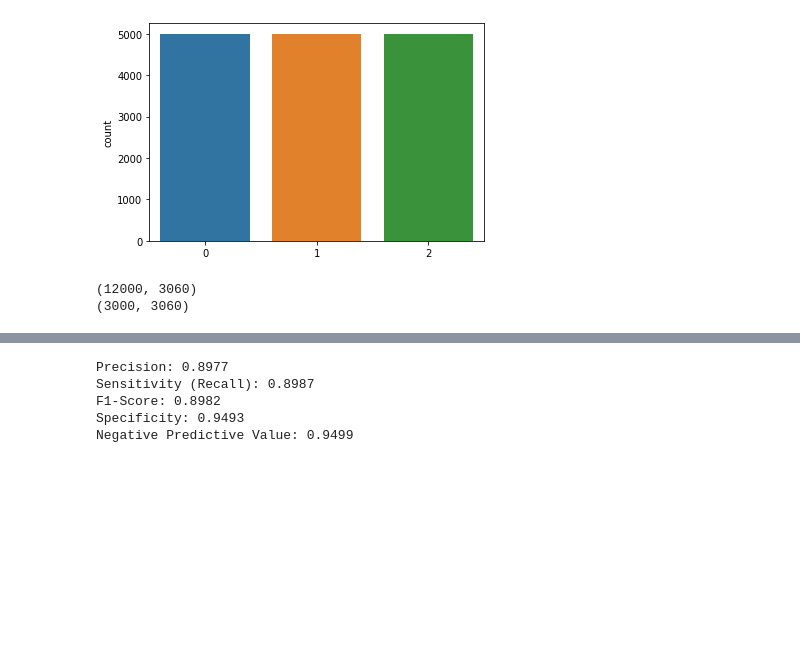
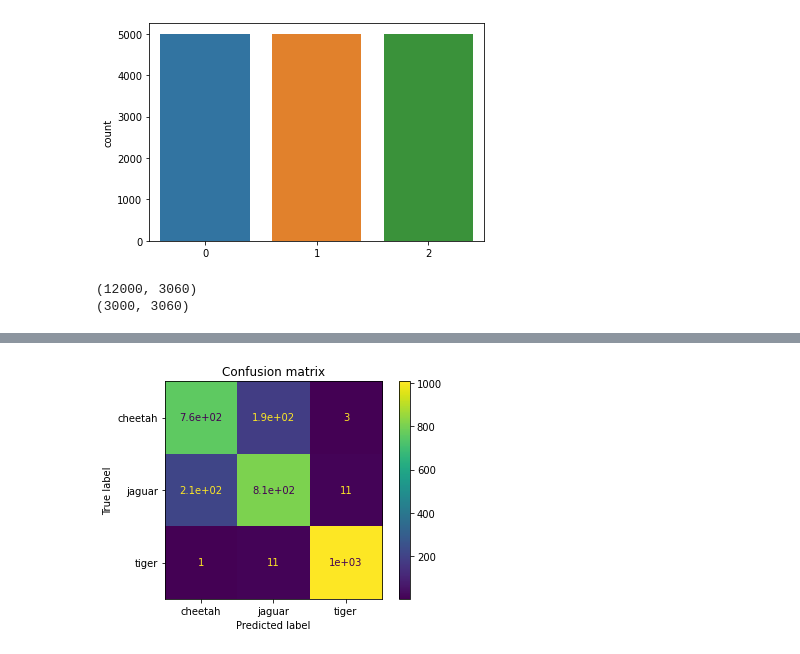
Before and after one commit to fernandapratama/Big_Cats_Classification_Based_on_Body_Covering, a Jupyter notebook: SVM/PHOG_SVM.ipynb, the cells around one changed output, grey strips where cells are left out. Drawn from its saved outputs; the diff is of its cells as text; code cells hidden in the pictures; blank space fills up the shorter version.

```diff
--- a/SVM/PHOG_SVM.ipynb
+++ b/SVM/PHOG_SVM.ipynb
@@ -238,7 +233,6 @@ plt.show()
 # Split dataset
 x_train, x_test, y_train, y_test = train_test_split(hog_fd, label_data,
                                                     shuffle=True,
-                                                    stratify=label_data,
                                                     random_state=0,
                                                     test_size=0.2)
 
@@ -338,66 +264,0 @@ Elapsed 6587.974 seconds.
-# %%
-### Calculate performance testing manually
-def performances_testing(y_test, y_pred):
-    # True Positive
-    TP_cheetah = np.sum((y_pred==0) & (y_test==0))
-    TP_jaguar = np.sum((y_pred==1) & (y_test==1))
-    TP_tiger = np.sum((y_pred==2) & (y_test==2))
-
-    # False Positive
-    FP_cheetah = np.sum(((y_pred==0) & (y_test==1))) + np.sum(((y_pred==0) & (y_test==2)))
-    FP_jaguar = np.sum(((y_pred==1) & (y_test==0))) + np.sum(((y_pred==1) & (y_test==2)))
-    FP_tiger = np.sum(((y_pred==2) & (y_test==0))) + np.sum(((y_pred==2) & (y_test==1)))
-
-    # False Negative
-    FN_cheetah = np.sum(((y_pred==1) & (y_test==0))) + np.sum(((y_pred==2) & (y_test==0)))
-    FN_jaguar = np.sum(((y_pred==0) & (y_test==1))) + np.sum(((y_pred==2) & (y_test==1)))
-    FN_tiger = np.sum(((y_pred==0) & (y_test==2))) + np.sum(((y_pred==1) & (y_test==2)))
-
-    # True Negative
-    TN_cheetah = y_test.shape[0] - (TP_cheetah+FP_cheetah+FN_cheetah)
-    TN_jaguar = y_test.shape[0] - (TP_jaguar+FP_jaguar+FN_jaguar)
-    TN_tiger = y_test.shape[0] - (TP_tiger+FP_tiger+FN_tiger)
-
-    #---------------------------------------------------------------------------#
-
-    ## Precision (MACRO)
-    precision_cheetah = TP_cheetah / (TP_cheetah + FP_cheetah)
-    precision_jaguar = TP_jaguar / (TP_jaguar + FP_jaguar)
-    precision_tiger = TP_tiger / (TP_tiger + FP_tiger)
-    precision = (precision_cheetah + precision_jaguar + precision_tiger) / 3
-
-    ## Sensitivity/Recall/TPR (MACRO)
-    recall_cheetah = TP_cheetah / (TP_cheetah + FN_cheetah)
-    recall_jaguar = TP_jaguar / (TP_jaguar + FN_jaguar)
-    recall_tiger = TP_tiger / (TP_tiger + FN_tiger)
-    recall = (recall_cheetah + recall_jaguar + recall_tiger) / 3
-
-    ## Specificity/TNR (MACRO)
-    TNR_cheetah = TN_cheetah / (TN_cheetah + FP_cheetah)
-    TNR_jaguar = TN_jaguar / (TN_jaguar + FP_jaguar)
-    TNR_tiger = TN_tiger / (TN_tiger + FP_tiger)
-    TNR = (TNR_cheetah + TNR_jaguar + TNR_tiger) / 3
-
-    ## F1-Score (MACRO)
-    F1 = 2 * ((precision * recall) / (precision + recall))
-
-    # Negative Predictive Value (NPV)
-    npv_cheetah = TN_cheetah / (TN_cheetah + FN_cheetah)
-    npv_jaguar = TN_jaguar / (TN_jaguar + FN_jaguar)
-    npv_tiger = TN_tiger / (TN_tiger + FN_tiger)
-    npv = (npv_cheetah + npv_jaguar + npv_tiger) / 3
-
-    return precision, recall, TNR, F1, npv
-
-precision, recall, TNR, F1, npv = performances_testing(y_test, y_pred_test)
-print("Precision: {:.4f}".format(precision))
-print("Sensitivity (Recall): {:.4f}".format(recall))
-print("F1-Score: {:.4f}".format(F1))
-print("Specificity: {:.4f}".format(TNR))
-print("Negative Predictive Value: {:.4f}".format(npv))
-# %% [output]
-Precision: 0.8977
-Sensitivity (Recall): 0.8987
-F1-Score: 0.8982
-Specificity: 0.9493
-Negative Predictive Value: 0.9499
@@ -403,0 +267,11 @@ Negative Predictive Value: 0.9499
+# %%
+# Plot confusion matrix
+from sklearn.metrics import plot_confusion_matrix
+
+disp = plot_confusion_matrix(pipe, x_test, y_test,
+                             display_labels=['cheetah', 'jaguar', 'tiger'], )
+
+disp.ax_.set_title("Confusion matrix")
+plt.show()
+# %% [output]
+[figure, added]
```
Also changed, not shown: parts of 19 cells of this notebook.
